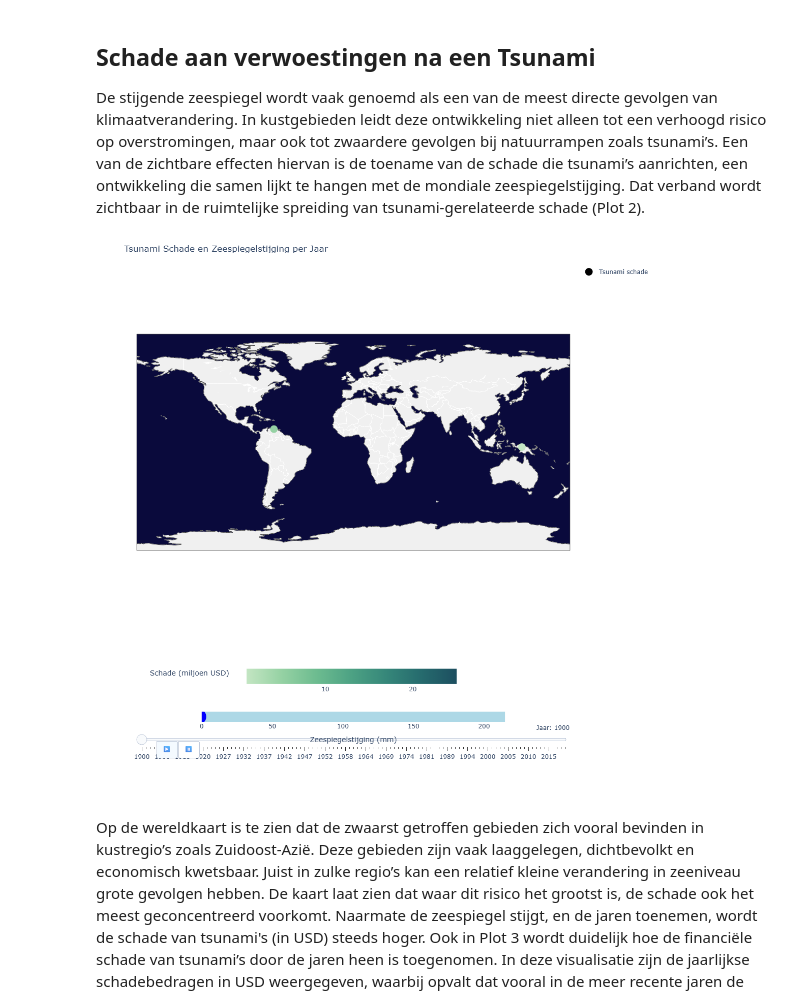
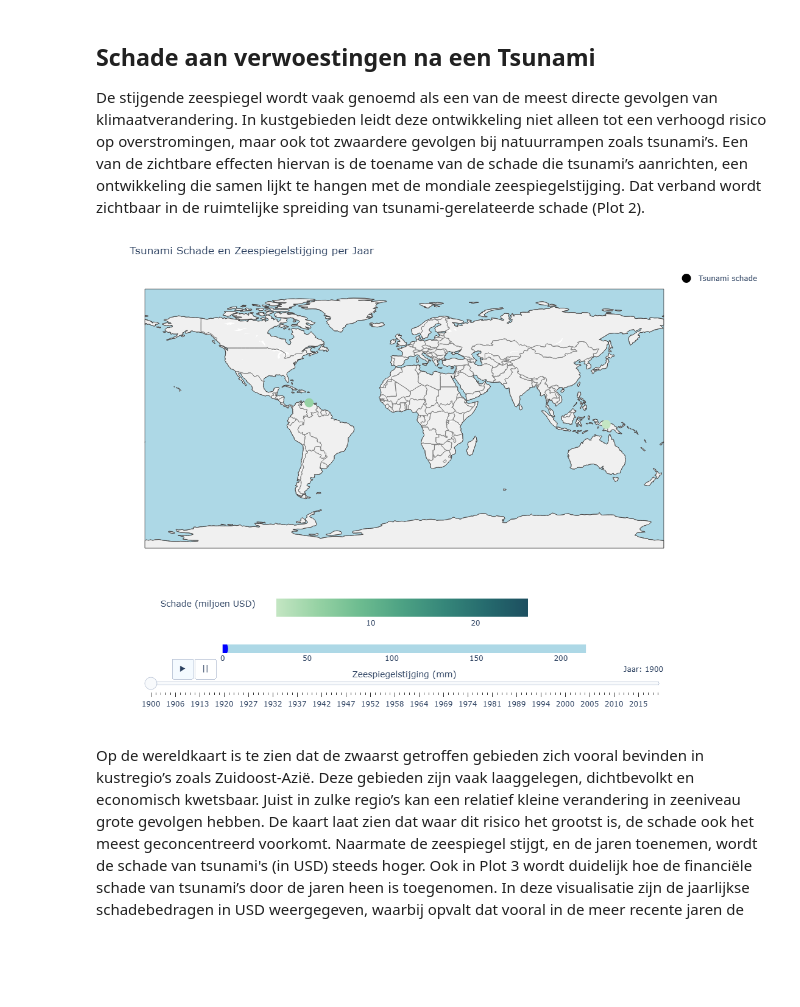
Before and after one commit to roosz/informatievisualisatie, a Jupyter notebook: docs/voorindatasory.ipynb, the cells around one changed output. Saved outputs shown, nothing was run; the diff lists cells and outputs as text; code cells hidden in the pictures; blank space fills up the shorter version.

```diff
--- a/docs/voorindatasory.ipynb
+++ b/docs/voorindatasory.ipynb
@@ -290,15 +290,15 @@ fig.update_layout(
         projection_type='equirectangular',
         showland=True,
         landcolor="rgb(240, 240, 240)",
-        oceancolor="rgb(10, 10, 60)",
+        oceancolor="rgb(173, 216, 230)",
         showocean=True,
         showcountries=True,
-        countrycolor="white",
+        countrycolor="gray",
         lonaxis_range=[-180, 180],
         lataxis_range=[-90, 90],
         domain=dict(x=[0, 1], y=[0.3, 1])  # kaart groter maken (lager beginnen)
     ),
-    height=1100,  # verhoogde hoogte om alles te laten passen
+    height=800, # verhoogde hoogte om alles te laten passen
     margin=dict(t=50, b=50),
 
     coloraxis=dict(
@@ -352,7 +352,7 @@ fig.update_layout(
         direction='right',
         showactive=True,
         x=0.1,
-        y=0.03,  # hoger dan slider, dus boven jaarbalk
+        y=0.04,  # hoger dan slider, dus boven jaarbalk
         xanchor='center',
         yanchor='bottom',
         pad={"r": 10, "t": 10},
@@ -360,36 +360,36 @@ fig.update_layout(
             dict(
                 method='animate',
                 args=[None, {'frame': {'duration': 600, 'redraw': True}, 'fromcurrent': True}],
-                label='▶️'
+                label='▶︎'
             ),
             dict(
                 method='animate',
                 args=[[None], {'frame': {'duration': 0, 'redraw': False}, 'mode': 'immediate'}],
-                label='⏸️'
+                label='||'
             )
         ]
     )],
 
     # Slider (jaarbalk) iets lager dan knoppen
     sliders=[{
         "currentvalue": {"prefix": "Jaar: ", "visible": True, "xanchor": "right"},
         "steps": [{
             "args": [[str(year)], {"frame": {"duration": 800, "redraw": True}, "mode": "immediate"}],
             "label": str(year),
             "method": "animate"
         } for year in years],
         "x": 0,
         "y": 0.15,  # lager dan de knoppen
         "len": 1.0,
         "xanchor": "left",
         "yanchor": "top",
         "pad": {"b": 10, "t": 50},
     }]
 )
 
 fig.show()
 # %% [output]
-[figure, old version]
+[figure, new version]
 # %% [markdown]
 Op de wereldkaart is te zien dat de zwaarst getroffen gebieden zich vooral bevinden in kustregio’s zoals Zuidoost-Azië. Deze gebieden zijn vaak laaggelegen, dichtbevolkt en economisch kwetsbaar. Juist in zulke regio’s kan een relatief kleine verandering in zeeniveau grote gevolgen hebben. De kaart laat zien dat waar dit risico het grootst is, de schade ook het meest geconcentreerd voorkomt. Naarmate de zeespiegel stijgt, en de jaren toenemen, wordt de schade van tsunami's (in USD) steeds hoger.
 Ook in Plot 3 wordt duidelijk hoe de financiële schade van tsunami’s door de jaren heen is toegenomen. In deze visualisatie zijn de jaarlijkse schadebedragen in USD weergegeven, waarbij opvalt dat vooral in de meer recente jaren de economische impact aanzienlijk hoger ligt. De extreem hoge schadebedragen van de tsunami’s in 2004 en 2011 zijn uit de grafiek verwijderd, omdat deze uitschieters de schaal zo beïnvloedden dat de overige gegevens minder goed zichtbaar werden.
```
Also changed, not shown: parts of 1 cell of this notebook, 7 other files.
